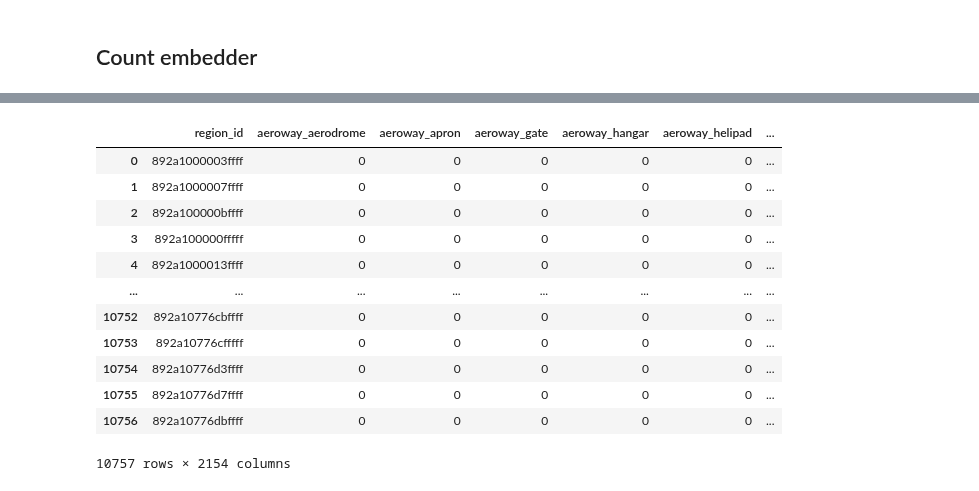
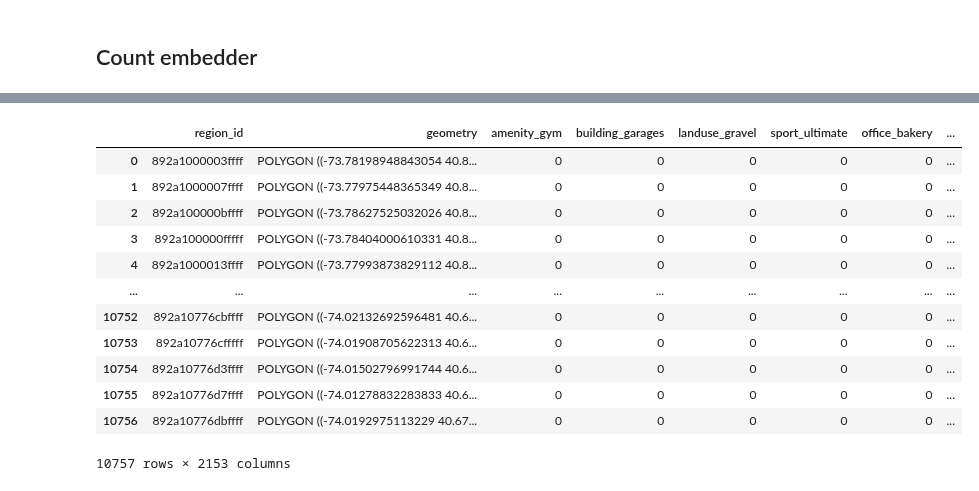
Before and after one commit to StaszekM/gradient, a Jupyter notebook: notebooks/hex_attributes.ipynb, the cells around one changed output, grey strips where cells are left out. Drawn from its saved outputs; the diff is of its cells as text; code cells hidden in the pictures.

```diff
--- a/notebooks/hex_attributes.ipynb
+++ b/notebooks/hex_attributes.ipynb
@@ -64,3 +62,10 @@ all_columns = all_attrs['cols']
+# %%
+all_columns = all_attrs['cols']
+all_columns = [element for element in all_columns if element != "accidents_count"]
+# %%
+all_columns_ordered = all_columns.copy()
+all_columns_ordered.insert(0, "region_id")
+all_columns_ordered.insert(1, "geometry")
 # %%
 len(all_columns)
 # %% [output]
@@ -77,6 +102,7 @@ for city in cities_pol:
     for col in all_columns:
         if col not in gdf.columns:
             gdf[col] = 0
+    gdf = gdf[all_columns_ordered]
     display(gdf)
     if not os.path.exists(f"../data/organized-hexes/{city}/{year}/h9/count-embedder/"):
         os.makedirs(f"../data/organized-hexes/{city}/{year}/h9/count-embedder/")
@@ -153,33 +187,34 @@ for city in cities_pol:
 # %%
 cities_usa = ["New_York"]
 year=2024
 for city in cities_usa:
     df = pd.read_csv(f"../data/organized-datasets/organized_USA/{city}_res_9_features.csv")
     for col in all_columns:
         if col not in df.columns:
             df[col] = 0
     df_geom = pd.read_csv(f"../data/downstream_tasks/airbnb/new_york/New York City_res_9.csv")
     merged = df.merge(df_geom, on="region_id", how='inner')
+    merged = merged[all_columns_ordered]
     display(merged)
 
     merged['geometry'] = merged['geometry'].apply(wkt.loads)
     gdf = gpd.GeoDataFrame(merged, geometry='geometry')
     if not os.path.exists(f"../data/organized-hexes/new_york/{year}/h9/count-embedder/"):
         os.makedirs(f"../data/organized-hexes/new_york/{year}/h9/count-embedder/")
     gdf.to_parquet(f"../data/organized-hexes/new_york/{year}/h9/count-embedder/dataset.parquet")
     gdf_test = gpd.read_parquet(f"../data/organized-hexes/new_york/{year}/h9/count-embedder/dataset.parquet")
     assert_geodataframe_equal(gdf, gdf_test, check_like=True)
 # %% [output]
-|  | region_id | aeroway_aerodrome | aeroway_apron | aeroway_gate | aeroway_hangar | aeroway_helipad | ... |
-| 0 | 892a1000003ffff | 0 | 0 | 0 | 0 | 0 | ... |
-| 1 | 892a1000007ffff | 0 | 0 | 0 | 0 | 0 | ... |
-| 2 | 892a100000bffff | 0 | 0 | 0 | 0 | 0 | ... |
-| 3 | 892a100000fffff | 0 | 0 | 0 | 0 | 0 | ... |
-| 4 | 892a1000013ffff | 0 | 0 | 0 | 0 | 0 | ... |
-| ... | ... | ... | ... | ... | ... | ... | ... |
-| 10752 | 892a10776cbffff | 0 | 0 | 0 | 0 | 0 | ... |
-| 10753 | 892a10776cfffff | 0 | 0 | 0 | 0 | 0 | ... |
-| 10754 | 892a10776d3ffff | 0 | 0 | 0 | 0 | 0 | ... |
-| 10755 | 892a10776d7ffff | 0 | 0 | 0 | 0 | 0 | ... |
-| 10756 | 892a10776dbffff | 0 | 0 | 0 | 0 | 0 | ... |
+|  | region_id | geometry | amenity_gym | building_garages | landuse_gravel | sport_ultimate | office_bakery | ... |
+| 0 | 892a1000003ffff | POLYGON ((-73.78198948843054 40.8... | 0 | 0 | 0 | 0 | 0 | ... |
+| 1 | 892a1000007ffff | POLYGON ((-73.77975448365349 40.8... | 0 | 0 | 0 | 0 | 0 | ... |
+| 2 | 892a100000bffff | POLYGON ((-73.78627525032026 40.8... | 0 | 0 | 0 | 0 | 0 | ... |
+| 3 | 892a100000fffff | POLYGON ((-73.78404000610331 40.8... | 0 | 0 | 0 | 0 | 0 | ... |
+| 4 | 892a1000013ffff | POLYGON ((-73.77993873829112 40.8... | 0 | 0 | 0 | 0 | 0 | ... |
+| ... | ... | ... | ... | ... | ... | ... | ... | ... |
+| 10752 | 892a10776cbffff | POLYGON ((-74.02132692596481 40.6... | 0 | 0 | 0 | 0 | 0 | ... |
+| 10753 | 892a10776cfffff | POLYGON ((-74.01908705622313 40.6... | 0 | 0 | 0 | 0 | 0 | ... |
+| 10754 | 892a10776d3ffff | POLYGON ((-74.01502796991744 40.6... | 0 | 0 | 0 | 0 | 0 | ... |
+| 10755 | 892a10776d7ffff | POLYGON ((-74.01278832283833 40.6... | 0 | 0 | 0 | 0 | 0 | ... |
+| 10756 | 892a10776dbffff | POLYGON ((-74.0192975113229 40.67... | 0 | 0 | 0 | 0 | 0 | ... |
-10757 rows × 2154 columns
+10757 rows × 2153 columns
```
Also changed, not shown: parts of 8 cells of this notebook, 7 other files.
